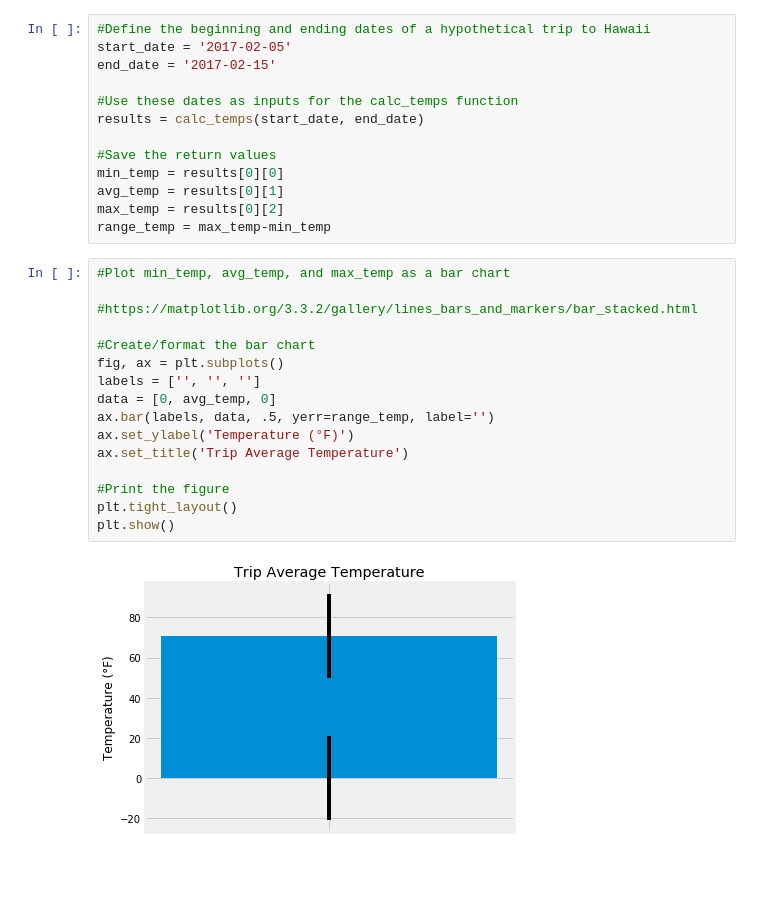
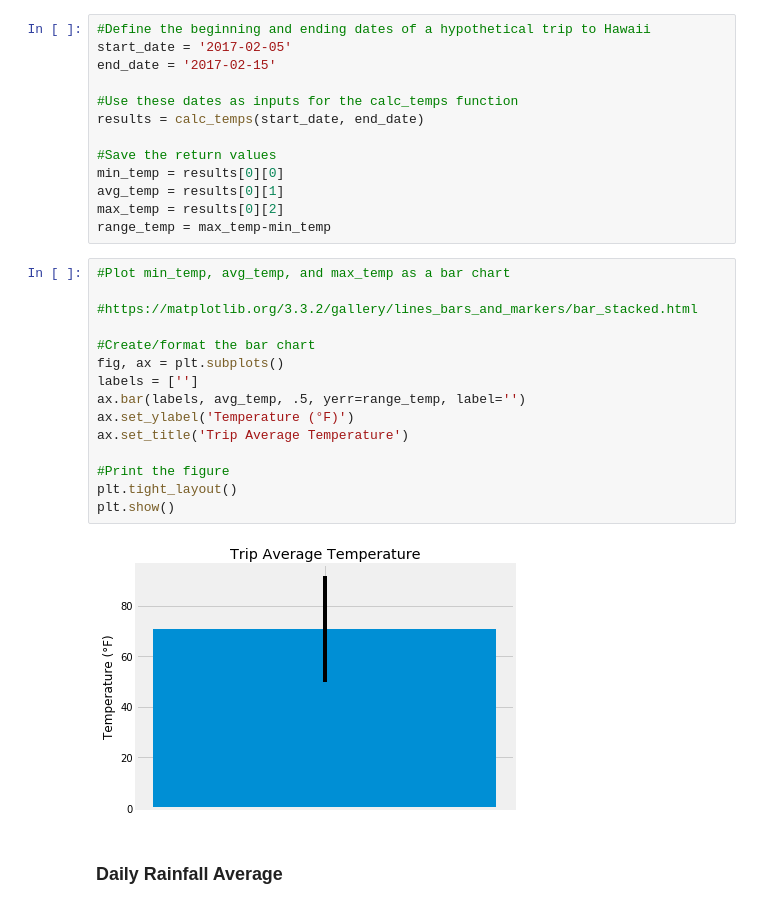
Before and after one commit to blhawkins/10.sqlalchemy-challenge, a Jupyter notebook: climate.ipynb, the cells around one changed output. Drawn from its saved outputs; the diff is of its cells as text; blank space fills up the shorter version.

```diff
--- a/climate.ipynb
+++ b/climate.ipynb
@@ -314,17 +314,18 @@ range_temp = max_temp-min_temp
 # %%
 #Plot min_temp, avg_temp, and max_temp as a bar chart
     #https://matplotlib.org/3.3.2/gallery/lines_bars_and_markers/bar_stacked.html
 
 #Create/format the bar chart
 fig, ax = plt.subplots()
-labels = ['', '', '']
-data = [0, avg_temp, 0]
-ax.bar(labels, data, .5, yerr=range_temp, label='')
+labels = ['']
+ax.bar(labels, avg_temp, .5, yerr=range_temp, label='')
 ax.set_ylabel('Temperature (°F)')
 ax.set_title('Trip Average Temperature')
 
 #Print the figure
 plt.tight_layout()
 plt.show()
 # %% [output]
-[figure, old version]
+[figure, new version]
+# %% [markdown]
+### Daily Rainfall Average
```
Also changed, not shown: parts of 4 cells of this notebook.
